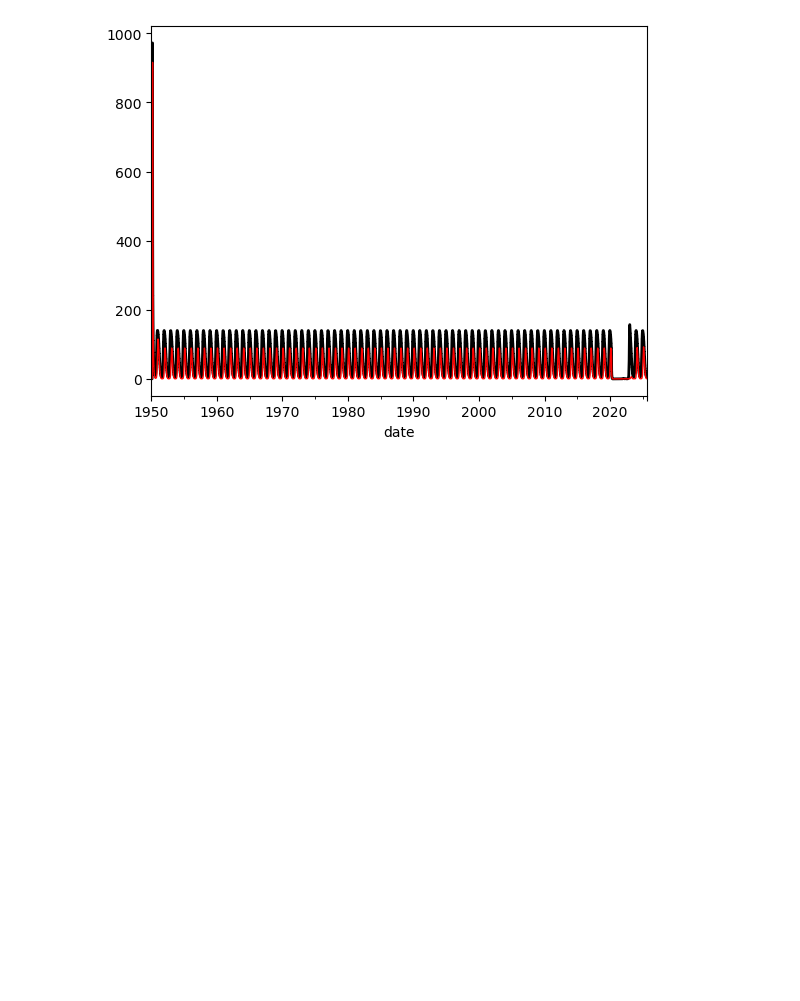
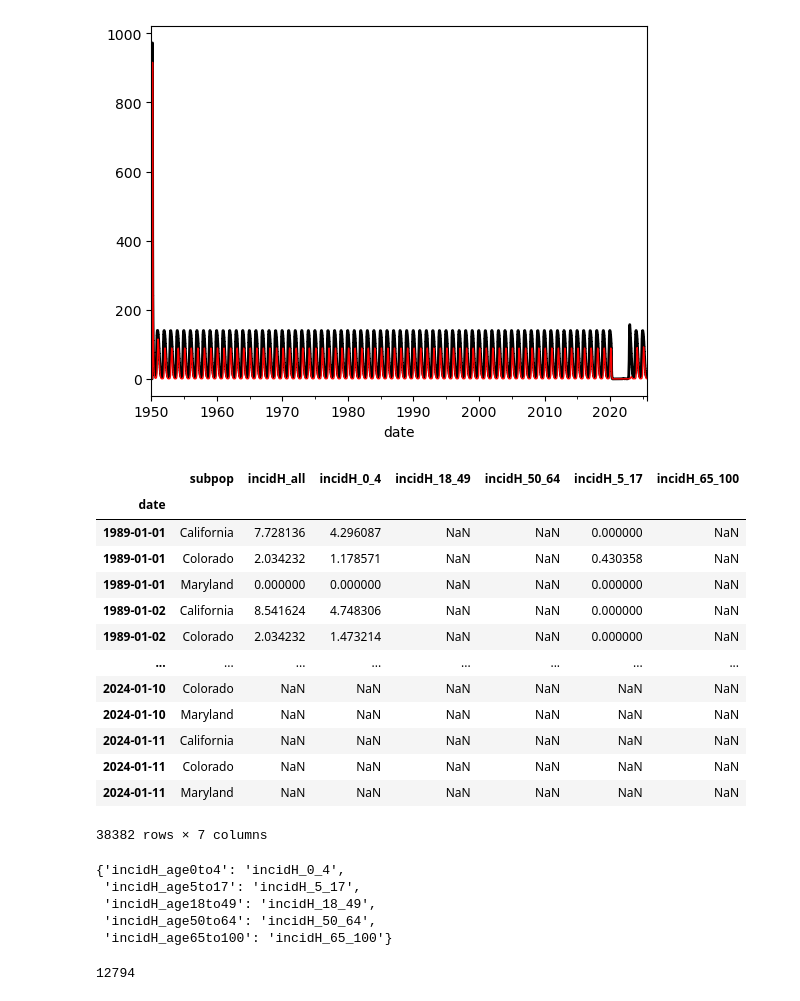
Before and after one commit to jcblemai/flepiMoP_Notebooks, a Jupyter notebook: emcee_try copy.ipynb, the cells around one changed output. Drawn from its saved outputs; the diff is of its cells as text; code cells hidden in the pictures; blank space fills up the shorter version.

```diff
--- a/emcee_try copy.ipynb
+++ b/emcee_try copy.ipynb
@@ -248,3 +251,40 @@ outcomes_df.set_index("date")["incidH"].plot(lw=1, c='r')
 # %% [output]
 <Axes: xlabel='date'>
 [figure]
+# %%
+
+gt = pd.read_csv(f"{data_dir}/"+gempyor.config["inference"]["gt_data_path"].get())
+# gt
+statistics = {}
+# # Ingoring agreegation and all, assuming by weekP
+for stat in gempyor.config["inference"]["statistics"]:
+    statistics[gempyor.config["inference"]["statistics"][stat]["sim_var"].get()] = gempyor.config["inference"]["statistics"][stat]["data_var"].get()
+statistics
+gt = gempyor.read_df(gempyor.config["inference"]["gt_data_path"].get())
+gt["date"]= pd.to_datetime(gt['date'])
+gt = gt.set_index("date")
+
+gt
+# %% [output]
+|  | subpop | incidH_all | incidH_0_4 | incidH_18_49 | incidH_50_64 | incidH_5_17 | incidH_65_100 |
+| date |  |  |  |  |  |  |  |
+| 1989-01-01 | California | 7.728136 | 4.296087 | NaN | NaN | 0.000000 | NaN |
+| 1989-01-01 | Colorado | 2.034232 | 1.178571 | NaN | NaN | 0.430358 | NaN |
+| 1989-01-01 | Maryland | 0.000000 | 0.000000 | NaN | NaN | 0.000000 | NaN |
+| 1989-01-02 | California | 8.541624 | 4.748306 | NaN | NaN | 0.000000 | NaN |
+| 1989-01-02 | Colorado | 2.034232 | 1.473214 | NaN | NaN | 0.000000 | NaN |
+| ... | ... | ... | ... | ... | ... | ... | ... |
+| 2024-01-10 | Colorado | NaN | NaN | NaN | NaN | NaN | NaN |
+| 2024-01-10 | Maryland | NaN | NaN | NaN | NaN | NaN | NaN |
+| 2024-01-11 | California | NaN | NaN | NaN | NaN | NaN | NaN |
+| 2024-01-11 | Colorado | NaN | NaN | NaN | NaN | NaN | NaN |
+| 2024-01-11 | Maryland | NaN | NaN | NaN | NaN | NaN | NaN |
+38382 rows × 7 columns
+# %%
+statistics
+# %% [output]
+{'incidH_age0to4': 'incidH_0_4',
+ 'incidH_age5to17': 'incidH_5_17',
+ 'incidH_age18to49': 'incidH_18_49',
+ 'incidH_age50to64': 'incidH_50_64',
+ 'incidH_age65to100': 'incidH_65_100'}
@@ -250,0 +293,4 @@ outcomes_df.set_index("date")["incidH"].plot(lw=1, c='r')
+# %%
+len(gt[gt["subpop"]==subpop].loc[modinf.ti:modinf.tf])
+# %% [output]
+12794
```
Also changed, not shown: parts of 20 cells of this notebook.
